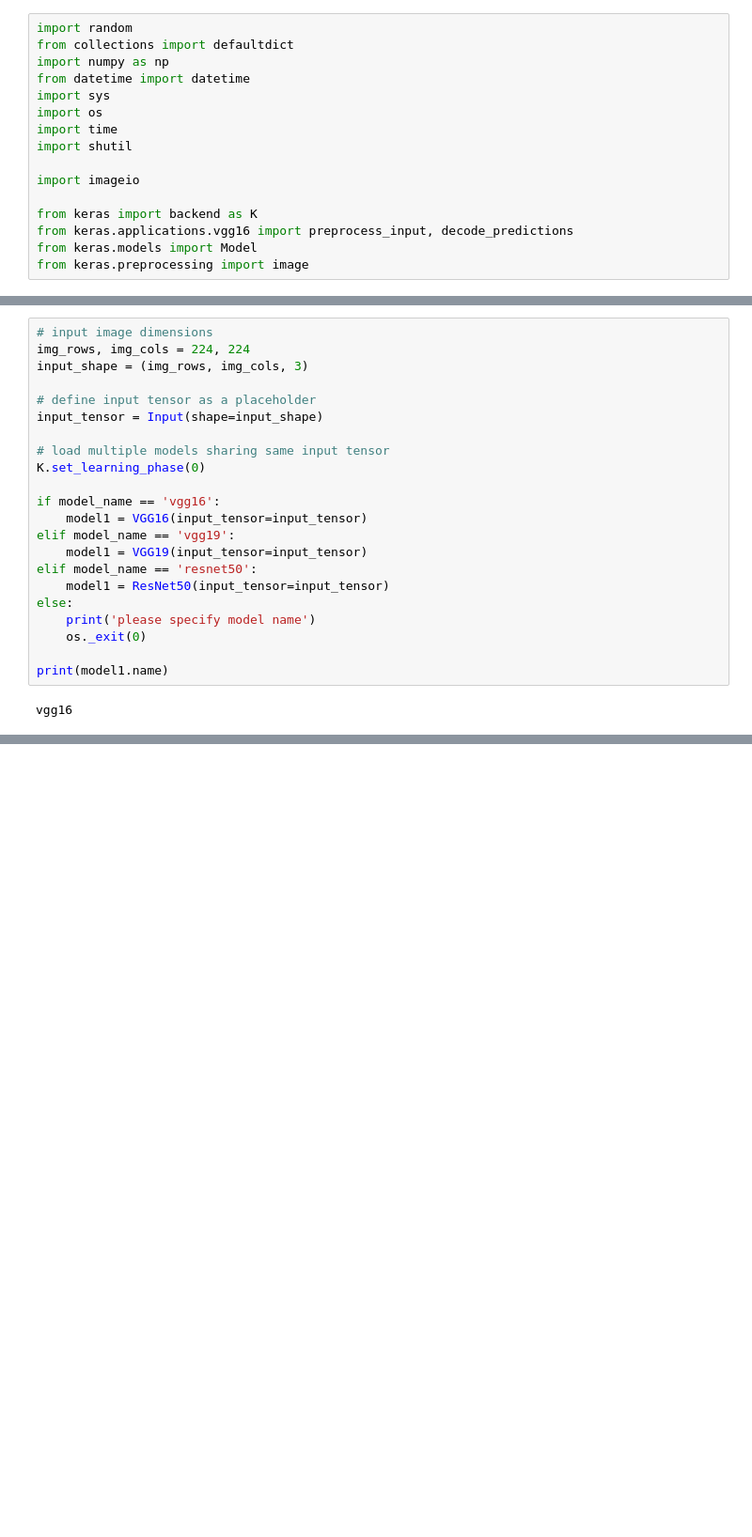
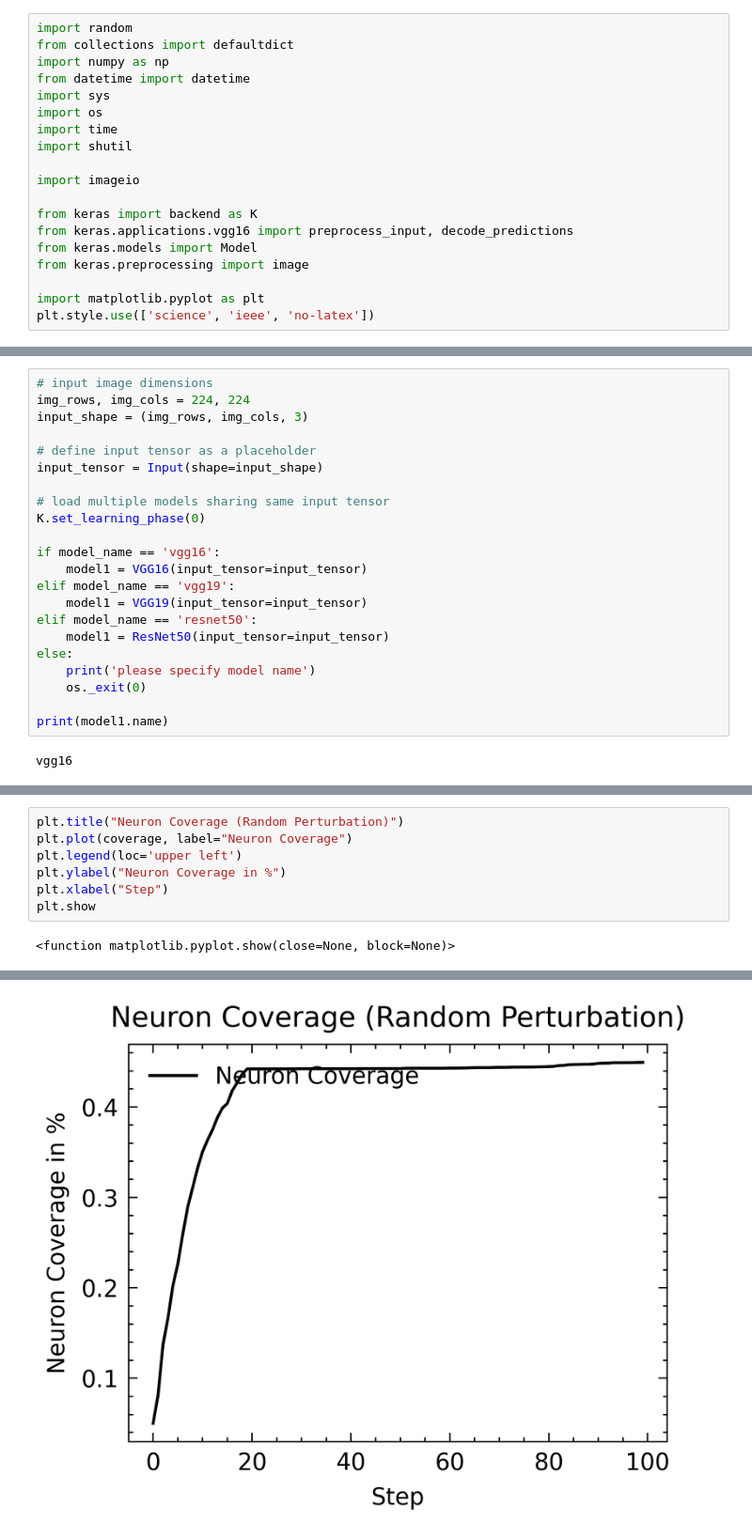
Before and after one commit to JustusRen/Exploring-Adversarial-Attacks-on-Neural-Networks, a Jupyter notebook: DLFuzz_Random_Noise.ipynb, the cells around one changed output, grey strips where cells are left out. Shown at 94% size. Drawn from its saved outputs; the diff is of its cells as text; blank space fills up the shorter version.

```diff
--- a/DLFuzz_Random_Noise.ipynb
+++ b/DLFuzz_Random_Noise.ipynb
@@ -14,3 +14,6 @@ from keras import backend as K
 from keras.applications.vgg16 import preprocess_input, decode_predictions
 from keras.models import Model
 from keras.preprocessing import image
+
+import matplotlib.pyplot as plt
+plt.style.use(['science', 'ieee', 'no-latex'])
@@ -627,0 +636,9 @@ __________________________________
+# %%
+plt.title("Neuron Coverage (Random Perturbation)")
+plt.plot(coverage, label="Neuron Coverage")
+plt.legend(loc='upper left')
+plt.ylabel("Neuron Coverage in %")
+plt.xlabel("Step")
+plt.show
+# %% [output]
+<function matplotlib.pyplot.show(close=None, block=None)>
@@ -627,0 +649 @@ __________________________________
+[figure, added]
```
Also changed, not shown: parts of 5 cells of this notebook, 10 other files.
